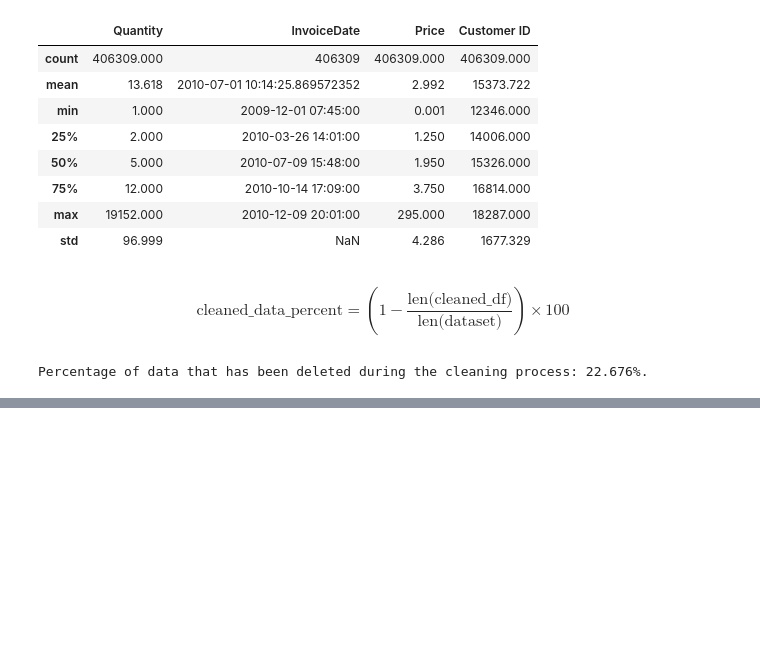
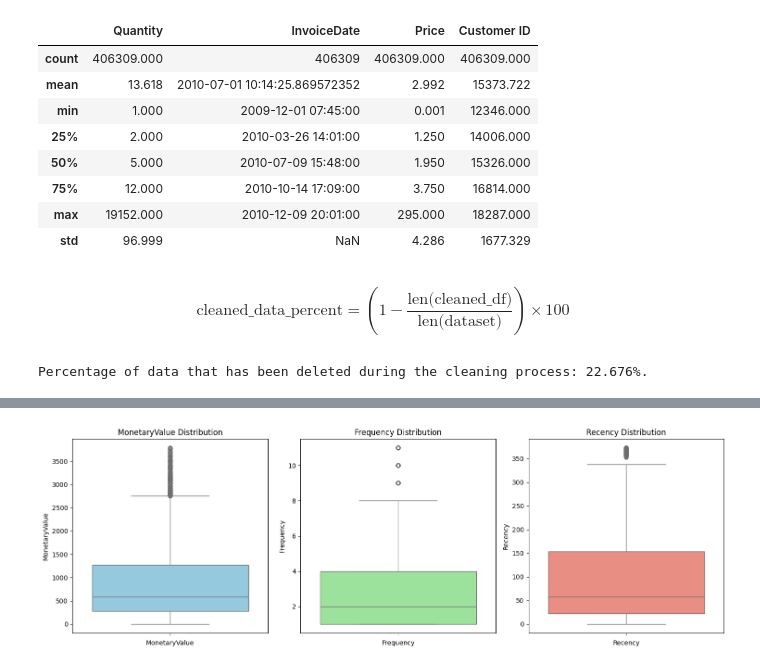
Before and after one commit to RawatRahul14/Customer-Segmentation, a Jupyter notebook: Customer_Segmentation.ipynb, the cells around one changed output, grey strips where cells are left out. Cells and saved outputs as stored; diff of their text form; code cells hidden in the pictures; blank space fills up the shorter version.

```diff
--- a/Customer_Segmentation.ipynb
+++ b/Customer_Segmentation.ipynb
@@ -290,0 +396,10 @@ Percentage of data that has been deleted during the cleaning process: 22.676%.
+# %%
+M_Q1 = aggregated_df["MonetaryValue"].quantile(0.25)
+M_Q3 = aggregated_df["MonetaryValue"].quantile(0.75)
+
+M_IQR = M_Q3 - M_Q1
+
+monetary_outliers = aggregated_df[(aggregated_df["MonetaryValue"] > (M_Q3 + (M_IQR * 1.5))) |
+                                  (aggregated_df["MonetaryValue"] < (M_Q3 - (M_IQR * 1.5)))].copy()
+
+monetary_outliers.describe()
@@ -290,0 +416,10 @@ Percentage of data that has been deleted during the cleaning process: 22.676%.
+# %%
+F_Q1 = aggregated_df["Frequency"].quantile(0.25)
+F_Q3 = aggregated_df["Frequency"].quantile(0.75)
+
+F_IQR = F_Q3 - F_Q1
+
+frequency_outliers = aggregated_df[(aggregated_df["Frequency"] > (F_Q3 + (F_IQR * 1.5))) |
+                                   (aggregated_df["Frequency"] < (F_Q3 - (F_IQR * 1.5)))].copy()
+
+frequency_outliers.describe()
@@ -290,0 +438,5 @@ Percentage of data that has been deleted during the cleaning process: 22.676%.
+# %%
+non_outlier_df = aggregated_df[(~aggregated_df.index.isin(monetary_outliers.index)) &
+                               (~aggregated_df.index.isin(frequency_outliers.index))]
+
+non_outlier_df.describe()
@@ -290,0 +453,16 @@ Percentage of data that has been deleted during the cleaning process: 22.676%.
+# %%
+# Plotting BoxPlots of Monetary Value, Frequency, and Recency for the non_outlier_df
+plt.figure(figsize = (15, 5))
+
+col_names = ["MonetaryValue", "Frequency", "Recency"]
+colors = ["skyblue", "lightgreen", "salmon"]
+
+for i, (col, c) in enumerate(zip(col_names, colors)):
+    plt.subplot(1, 3, i+1)
+    sns.boxplot(data = non_outlier_df[col], color = c)
+    plt.title(f"{str(col)} Distribution")
+    plt.xlabel(str(col))
+plt.tight_layout()
+plt.show()
+# %% [output]
+[figure, added]
```
Also changed, not shown: parts of 22 cells of this notebook.
